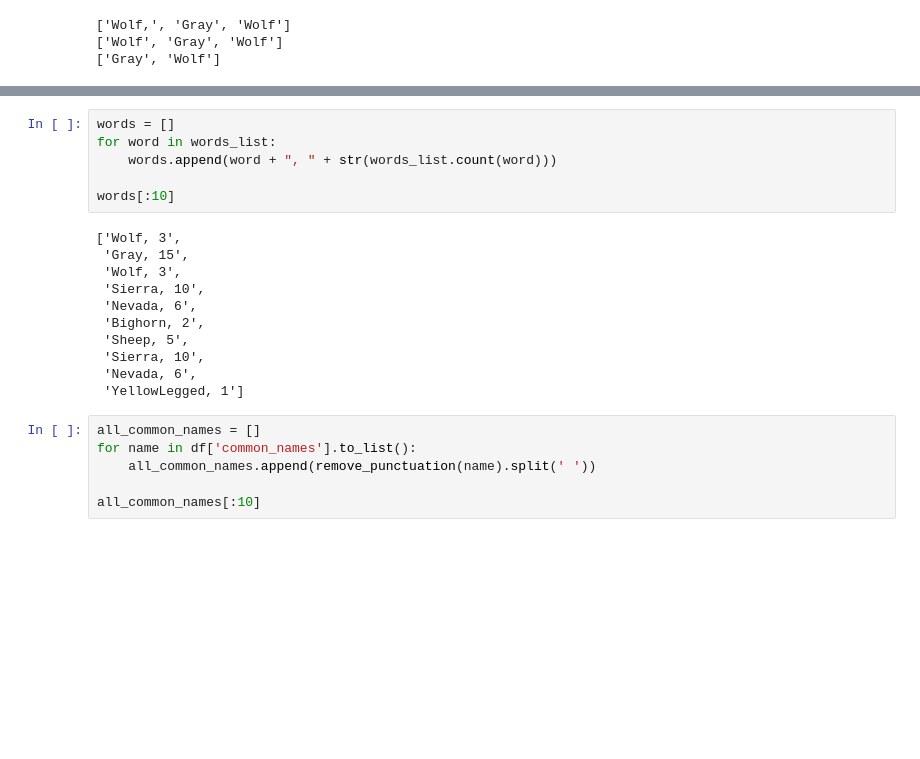
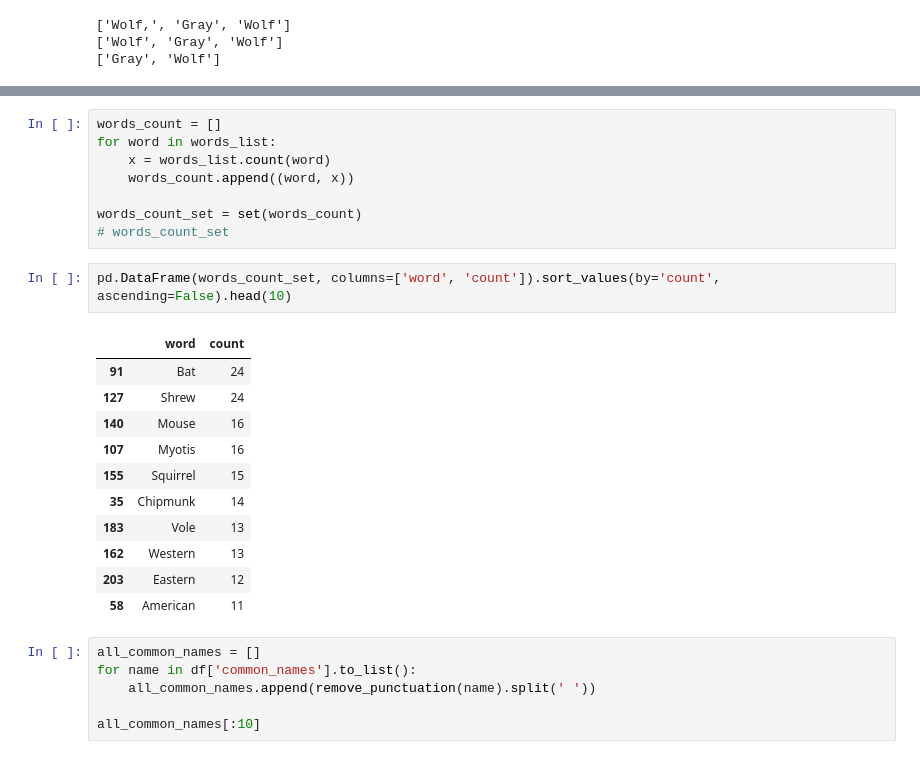
Before and after one commit to 7086600/biodiversity_project, a Jupyter notebook: biodiversity.ipynb, the cells around one changed output, grey strips where cells are left out. Drawn from its saved outputs; the diff is of its cells as text; blank space fills up the shorter version.

Commit message:
count words in common_names column

```diff
--- a/biodiversity.ipynb
+++ b/biodiversity.ipynb
@@ -808,20 +808,25 @@ print(words_list[:10])
 # %%
-words = []
+words_count = []
 for word in words_list:
-    words.append(word + ", " + str(words_list.count(word)))
+    x = words_list.count(word)
+    words_count.append((word, x))
 
-words[:10]
+words_count_set = set(words_count)
+# words_count_set
-# %% [output]
-['Wolf, 3',
- 'Gray, 15',
- 'Wolf, 3',
- 'Sierra, 10',
- 'Nevada, 6',
- 'Bighorn, 2',
- 'Sheep, 5',
- 'Sierra, 10',
- 'Nevada, 6',
- 'YellowLegged, 1']
+# %%
+pd.DataFrame(words_count_set, columns=['word', 'count']).sort_values(by='count', ascending=False).head(10)
+# %% [output]
+|  | word | count |
+| 91 | Bat | 24 |
+| 127 | Shrew | 24 |
+| 140 | Mouse | 16 |
+| 107 | Myotis | 16 |
+| 155 | Squirrel | 15 |
+| 35 | Chipmunk | 14 |
+| 183 | Vole | 13 |
+| 162 | Western | 13 |
+| 203 | Eastern | 12 |
+| 58 | American | 11 |
 # %%
 all_common_names = []
 for name in df['common_names'].to_list():
```
Also changed, not shown: parts of 3 cells of this notebook.
